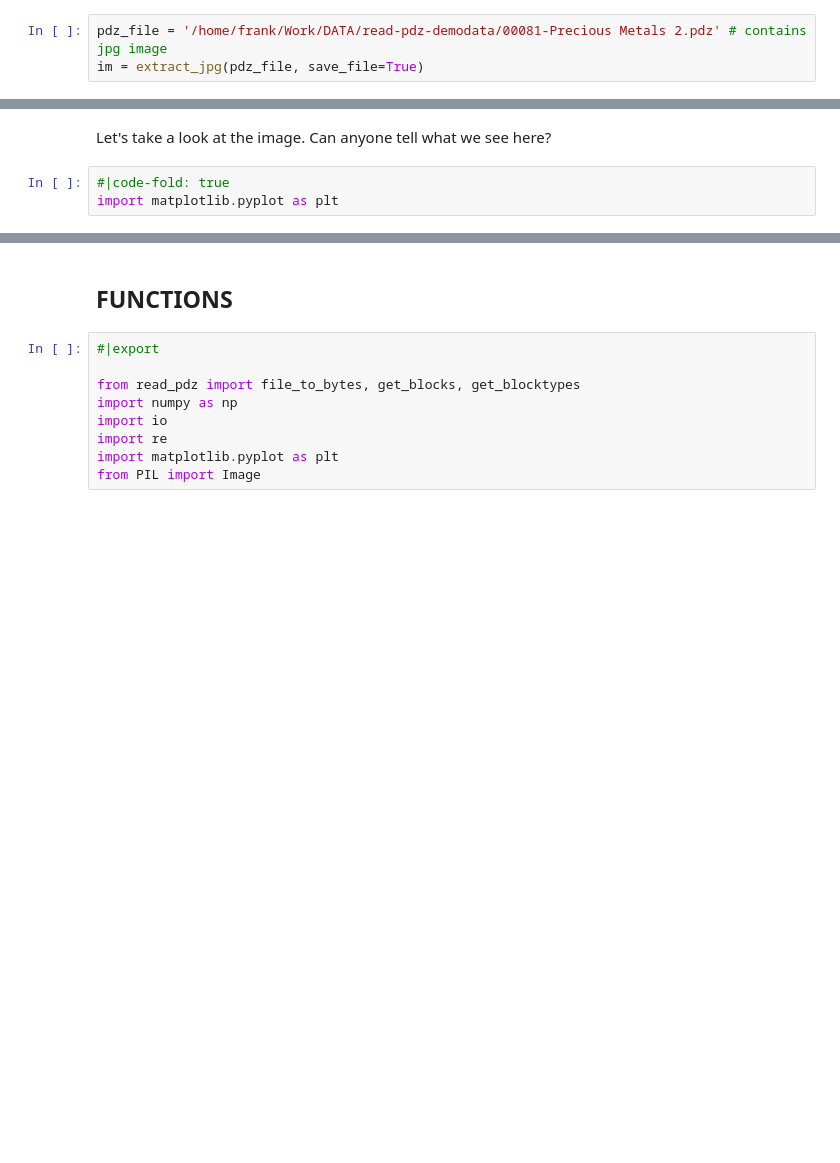
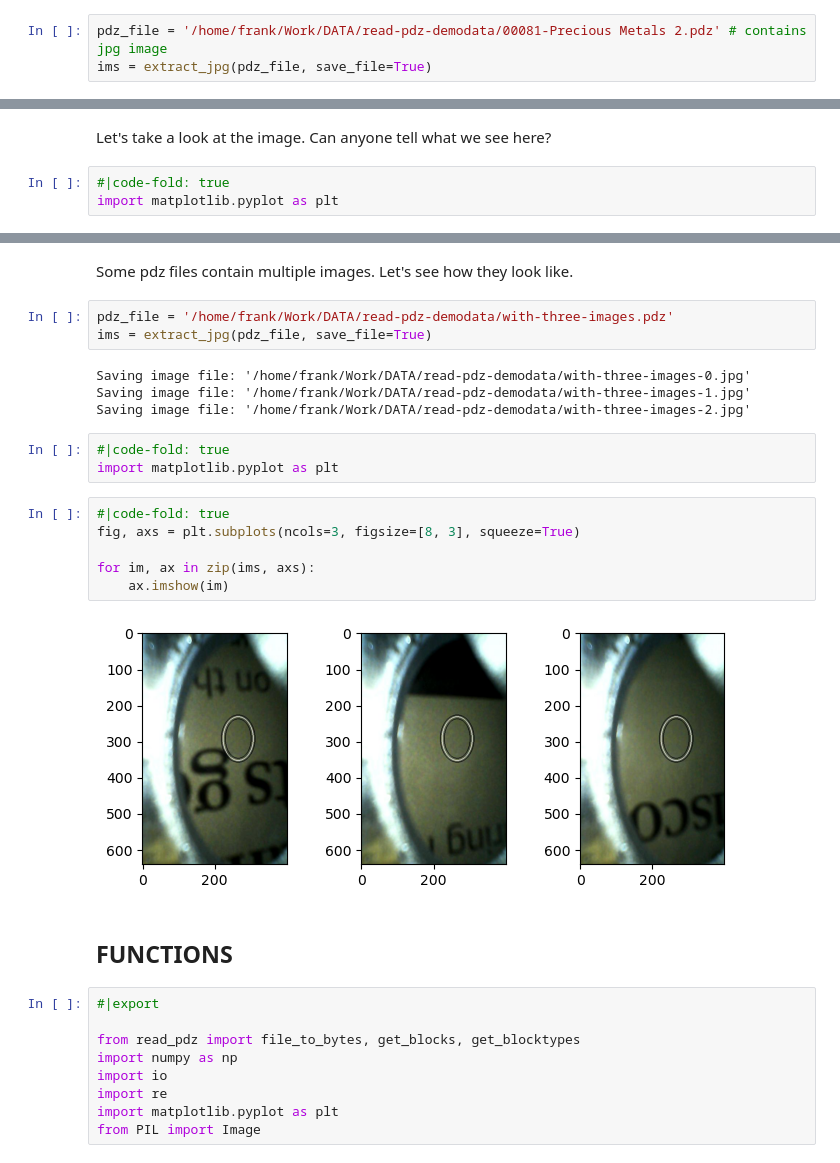
Before and after one commit to fligt/read_pdz, a Jupyter notebook: notebooks/20_extracting-image-data.ipynb, the cells around one changed output, grey strips where cells are left out. Saved outputs shown, nothing was run; the diff lists cells and outputs as text; blank space fills up the shorter version.

Commit message:
multi jpeg extract

```diff
--- a/notebooks/20_extracting-image-data.ipynb
+++ b/notebooks/20_extracting-image-data.ipynb
@@ -41,5 +43,5 @@ The newest Bruker Tracer XRF spectrometers are equipped with a simple RGB camera
 from read_pdz import extract_jpg
 # %%
 pdz_file = '/home/frank/Work/DATA/read-pdz-demodata/00081-Precious Metals 2.pdz' # contains jpg image
-im = extract_jpg(pdz_file, save_file=True)
+ims = extract_jpg(pdz_file, save_file=True)
 # %% [output]
@@ -56,5 +58,25 @@ ax.imshow(im);
 # %% [output]
 [figure]
+# %% [markdown]
+Some pdz files contain multiple images. Let's see how they look like.
+# %%
+pdz_file = '/home/frank/Work/DATA/read-pdz-demodata/with-three-images.pdz'
+ims = extract_jpg(pdz_file, save_file=True)
+# %% [output]
+Saving image file: '/home/frank/Work/DATA/read-pdz-demodata/with-three-images-0.jpg'
+Saving image file: '/home/frank/Work/DATA/read-pdz-demodata/with-three-images-1.jpg'
+Saving image file: '/home/frank/Work/DATA/read-pdz-demodata/with-three-images-2.jpg'
+# %%
+#|code-fold: true
+import matplotlib.pyplot as plt
+# %%
+#|code-fold: true
+fig, axs = plt.subplots(ncols=3, figsize=[8, 3], squeeze=True)
+
+for im, ax in zip(ims, axs):
+    ax.imshow(im)
+# %% [output]
+[figure, added]
 # %% [markdown]
 ## FUNCTIONS
 # %%
```
Also changed, not shown: parts of 5 cells of this notebook, 2 other files.
